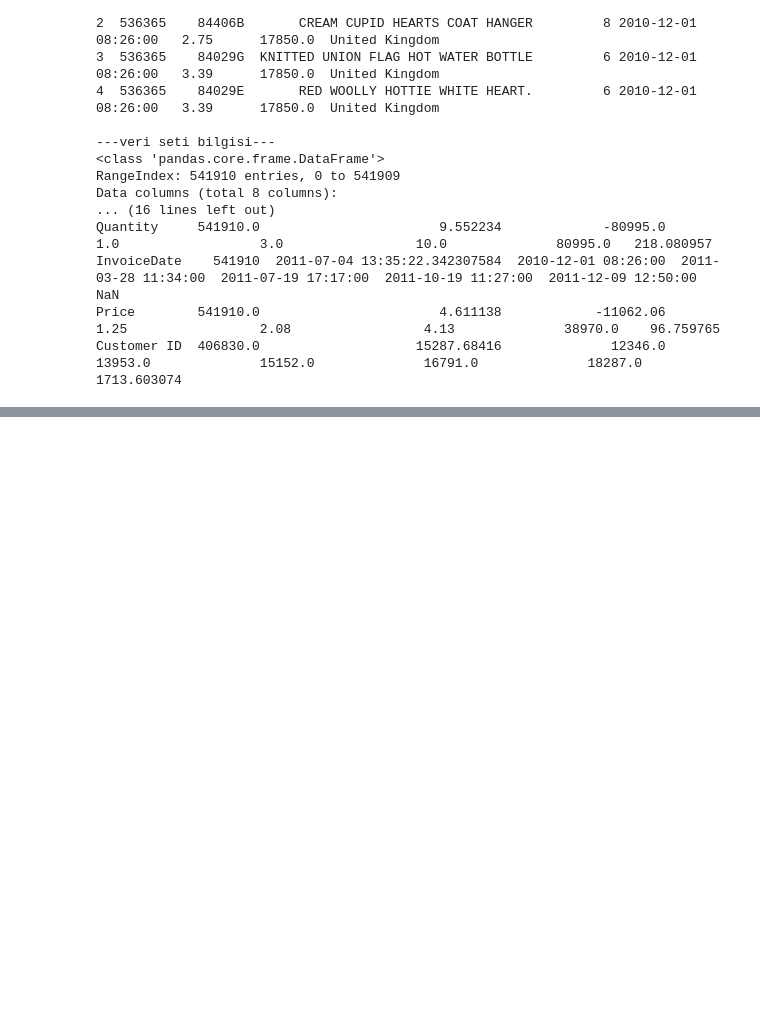
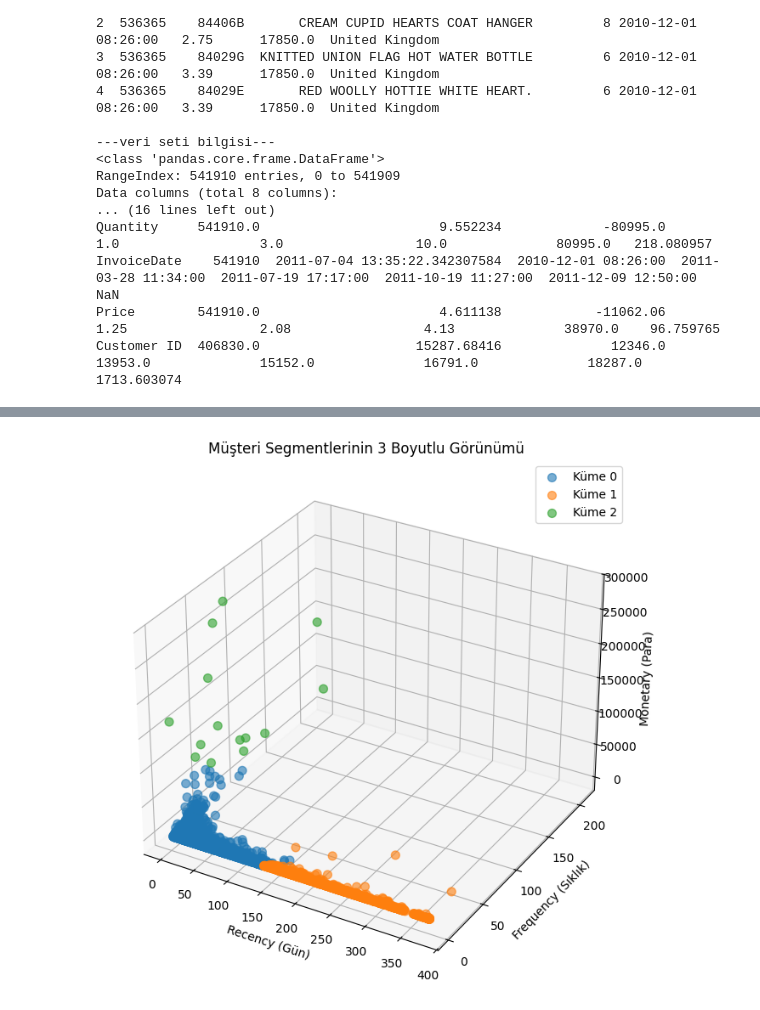
Before and after one commit to ilydozttrk/MusteriSegmentasyonu-, a Jupyter notebook: musterisegmentasyon.ipynb, the cells around one changed output, grey strips where cells are left out. Cells and saved outputs as stored; diff of their text form; code cells hidden in the pictures; blank space fills up the shorter version.

Commit message:
project codes (update version)

```diff
--- a/musterisegmentasyon.ipynb
+++ b/musterisegmentasyon.ipynb
@@ -209,3 +247,32 @@ Cluster_ID
+# %%
+import matplotlib.pyplot as plt
+from mpl_toolkits.mplot3d import Axes3D
+
+# 3D Grafik Oluşturma
+fig = plt.figure(figsize=(12, 8))
+ax = fig.add_subplot(111, projection='3d')
+
+# Renkler (Cluster sayısı kadar renk)
+colors = ['red', 'green', 'blue', 'purple']
+
+# Her kümeyi döngüyle çizelim
+for i in range(3): # Küme sayısı 3 olduğu için
+    subset = rfm[rfm['Cluster_ID'] == i]
+    ax.scatter(subset['Recency'],
+               subset['Frequency'],
+               subset['Monetary'],
+               s=50, # Nokta büyüklüğü
+               label=f'Küme {i}',
+               alpha=0.6) # Saydamlık
+
+ax.set_xlabel('Recency (Gün)')
+ax.set_ylabel('Frequency (Sıklık)')
+ax.set_zlabel('Monetary (Para)')
+ax.set_title('Müşteri Segmentlerinin 3 Boyutlu Görünümü')
+plt.legend()
+plt.show()
+# %% [output]
+[figure, added]
 # %%
 import seaborn as sns
 import matplotlib.pyplot as plt
```
Also changed, not shown: parts of 7 cells of this notebook.
